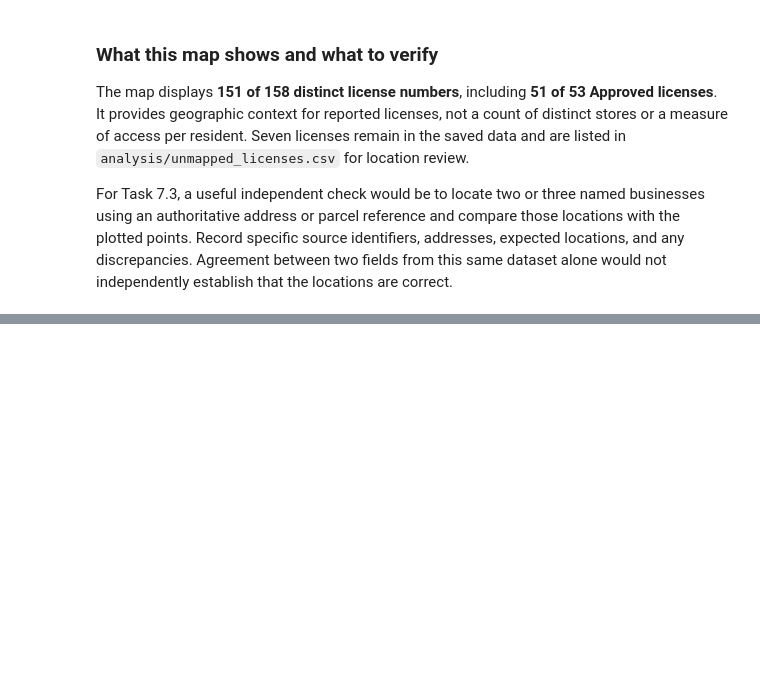
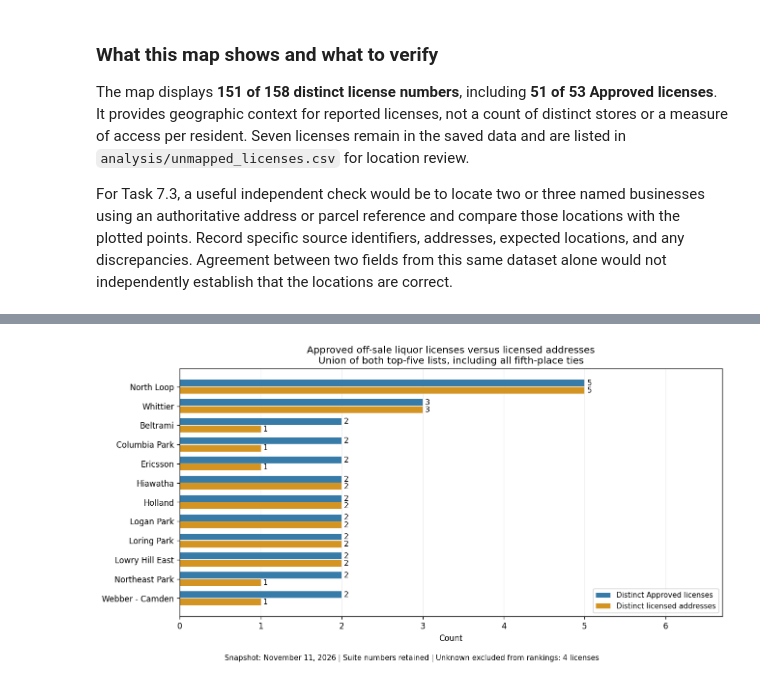
Before and after one commit to jlauriice/ds-456-codex-activity-KateLaurice, a Jupyter notebook: analysis/codex_activity.ipynb, the cells around one changed output, grey strips where cells are left out. Drawn from its saved outputs; the diff is of its cells as text; code cells hidden in the pictures; blank space fills up the shorter version.

Commit message:
Compare approved liquor licenses and addresses by neighborhood

```diff
--- a/analysis/codex_activity.ipynb
+++ b/analysis/codex_activity.ipynb
@@ -572,0 +753,23 @@ independently establish that the locations are correct.
+# %%
+plot_data = comparison.iloc[::-1]
+fig, ax = plt.subplots(figsize=(11, max(5, 0.48 * len(plot_data))))
+y = list(range(len(plot_data)))
+license_bars = ax.barh([v + 0.19 for v in y], plot_data["distinct_licenses"], height=0.35, color="#377ba8", label="Distinct Approved licenses")
+address_bars = ax.barh([v - 0.19 for v in y], plot_data["distinct_addresses"], height=0.35, color="#d49421", label="Distinct licensed addresses")
+ax.bar_label(license_bars, padding=3, fontsize=9)
+ax.bar_label(address_bars, padding=3, fontsize=9)
+ax.set_yticks(y, plot_data.index)
+ax.set_xlabel("Count")
+ax.set_title("Approved off-sale liquor licenses versus licensed addresses\nUnion of both top-five lists, including all fifth-place ties")
+from matplotlib.ticker import MaxNLocator
+ax.xaxis.set_major_locator(MaxNLocator(integer=True))
+ax.set_xlim(0, comparison[["distinct_licenses", "distinct_addresses"]].to_numpy().max() + 1.7)
+ax.legend(loc="lower right", fontsize=9)
+ax.grid(axis="x", alpha=0.2)
+ax.set_axisbelow(True)
+fig.text(0.5, 0.025, f"Snapshot: November 11, 2026 | Suite numbers retained | Unknown excluded from rankings: {len(unknown_licenses)} licenses", ha="center", fontsize=9)
+fig.tight_layout(rect=[0, 0.055, 1, 1])
+fig.savefig(FIGURES / "approved_neighborhood_comparison.png", dpi=180, bbox_inches="tight")
+plt.show()
+# %% [output]
+[figure, added]
```
Also changed, not shown: parts of 6 cells of this notebook, 8 other files.
